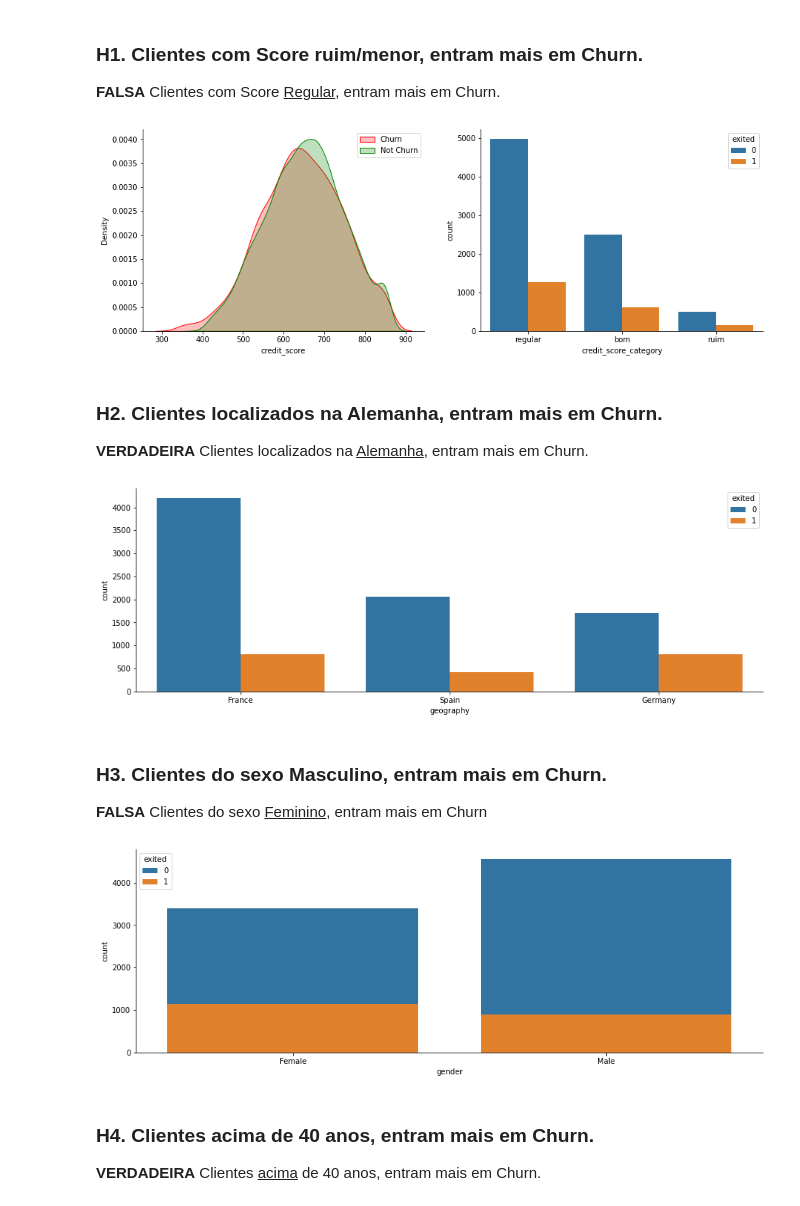
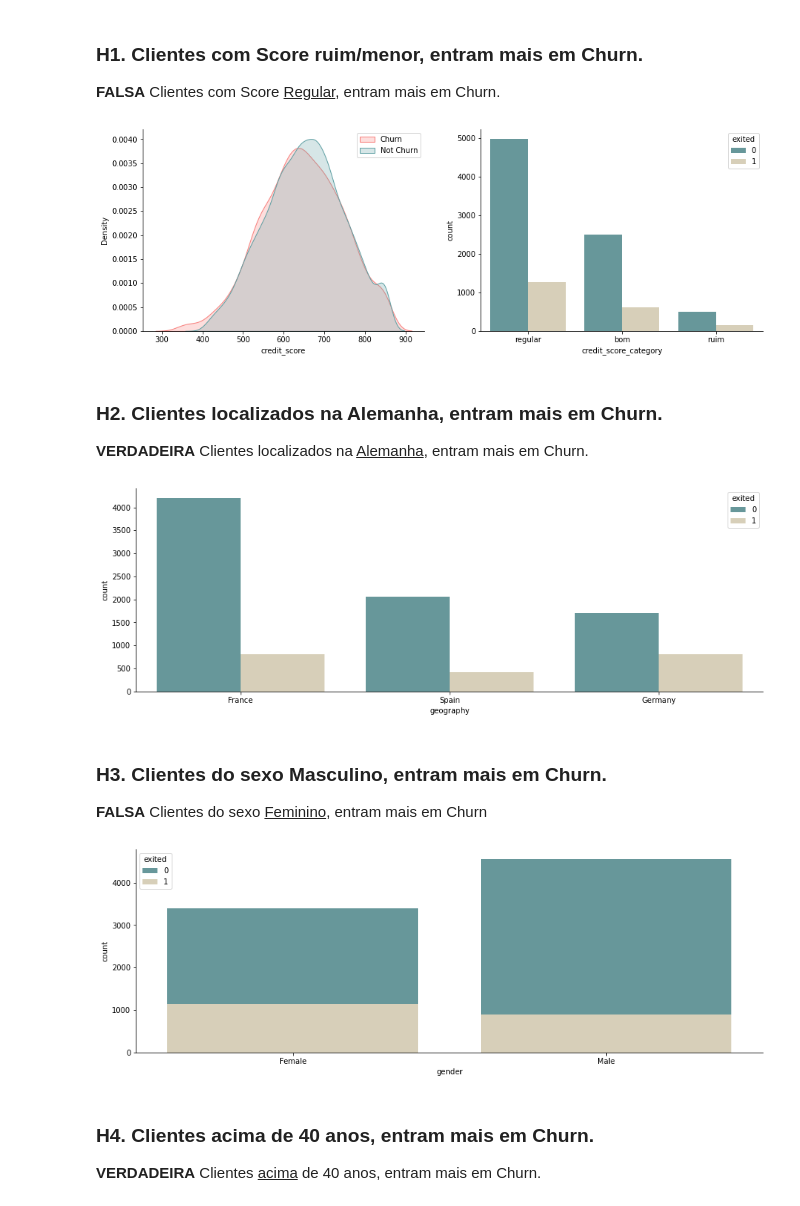
Before and after one commit to Jhonatanslopes/Bank-Customer-Churn, a Jupyter notebook: Notebook/notebook.ipynb, the cells around one changed output. Cells and saved outputs as stored; diff of their text form; code cells hidden in the pictures.

```diff
--- a/Notebook/notebook.ipynb
+++ b/Notebook/notebook.ipynb
@@ -579,5 +694,6 @@ df2['customer_return'] = df2[['estimated_salary', 'tenure']].apply(lambda x: (x[
 # %%
-df2.drop(columns=['row_number', 'surname', 'customer_id'], inplace=True)
+# drop columns not used
+df2.drop(columns=['row_number', 'surname'], inplace=True)
 # %% [markdown]
 # 4.0 EDA
 # %% [markdown]
@@ -648,38 +812,42 @@ plot_bar(x1='tenure_category', x2='balance_zero', x3='category_balance', df=cat)
 
 **FALSA** Clientes com Score <ins>Regular</ins>, entram mais em Churn.
 # %%
+# fist figure
 plt.figure(figsize=(15, 5))
 plt.subplot(1, 2, 1)
-sns.kdeplot(x=df4[df4['exited'] == 1]['credit_score'], label='Churn', shade=True, color='red')
-sns.kdeplot(x=df4[df4['exited'] == 0]['credit_score'], label='Not Churn', shade=True, color='green')
+sns.kdeplot(x=df4[df4['exited'] == 1]['credit_score'], label='Churn', shade=True, color=palette[3])
+sns.kdeplot(x=df4[df4['exited'] == 0]['credit_score'], label='Not Churn', shade=True, color=palette[0])
 sns.despine(right=True)
 plt.legend()
 
+# second figure
 plt.subplot(1, 2, 2)
-sns.countplot(x='credit_score_category', hue='exited', data=df4)
+sns.countplot(x='credit_score_category', hue='exited', data=df4, palette=palette)
 sns.despine(right=True);
 # %% [output]
-[figure, old version]
+[figure, new version]
 # %% [markdown]
 ### **H2.** Clientes localizados na Alemanha, entram mais em Churn.
 
 **VERDADEIRA** Clientes localizados na <ins>Alemanha</ins>, entram mais em Churn.
 # %%
+# create figure
 plt.figure(figsize=(15, 5))
-sns.countplot(x='geography', hue='exited', data=df4)
+sns.countplot(x='geography', hue='exited', data=df4, palette=palette)
 sns.despine(right=True)
 # %% [output]
-[figure, old version]
+[figure, new version]
 # %% [markdown]
 ### **H3.** Clientes do sexo Masculino, entram mais em Churn.
 
 **FALSA** Clientes do sexo <ins>Feminino</ins>, entram mais em Churn
 # %%
+# figure
 plt.figure(figsize=(15, 5))
-sns.countplot(x='gender', data=df4, hue='exited', dodge=False)
+sns.countplot(x='gender', data=df4, hue='exited', dodge=False, palette=palette)
 sns.despine(right=True)
 # %% [output]
-[figure, old version]
+[figure, new version]
 # %% [markdown]
 ### **H4.** Clientes acima de 40 anos, entram mais em Churn.
 
```
Also changed, not shown: parts of 98 cells of this notebook.
